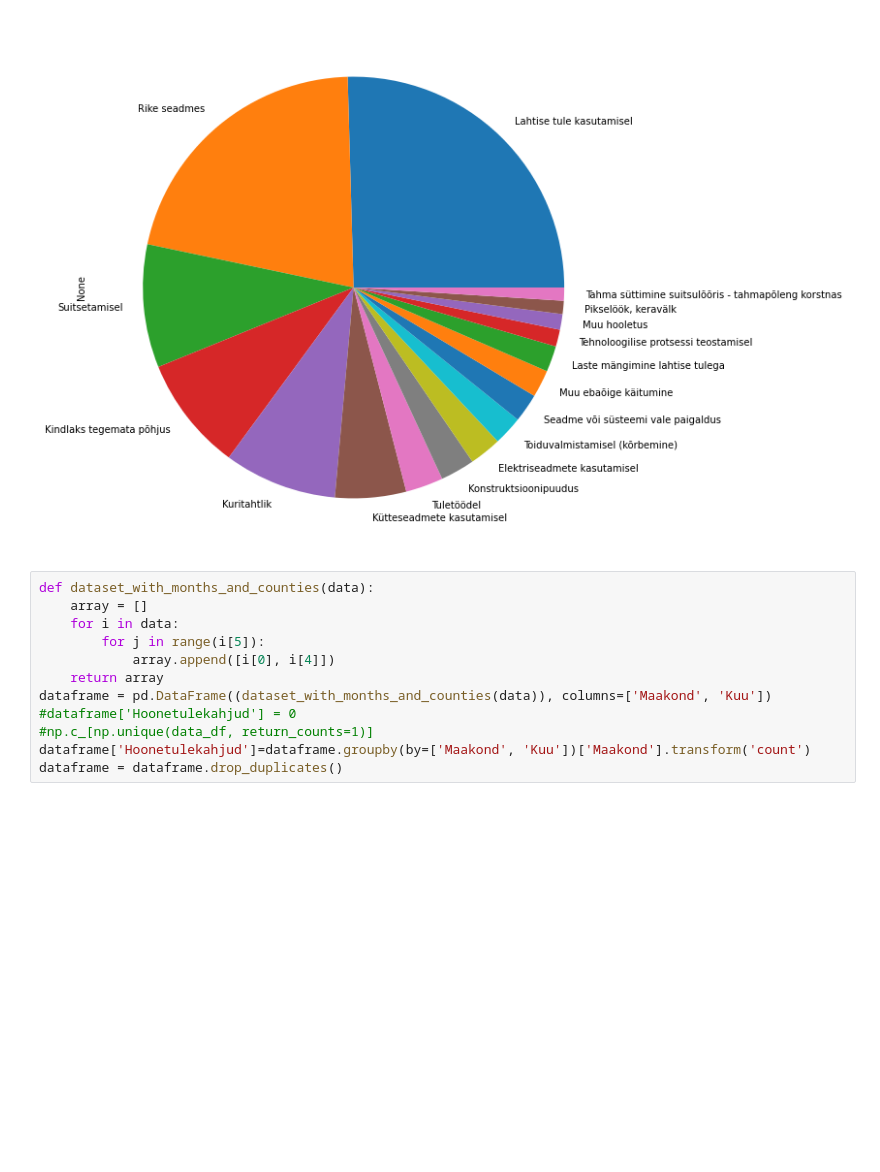
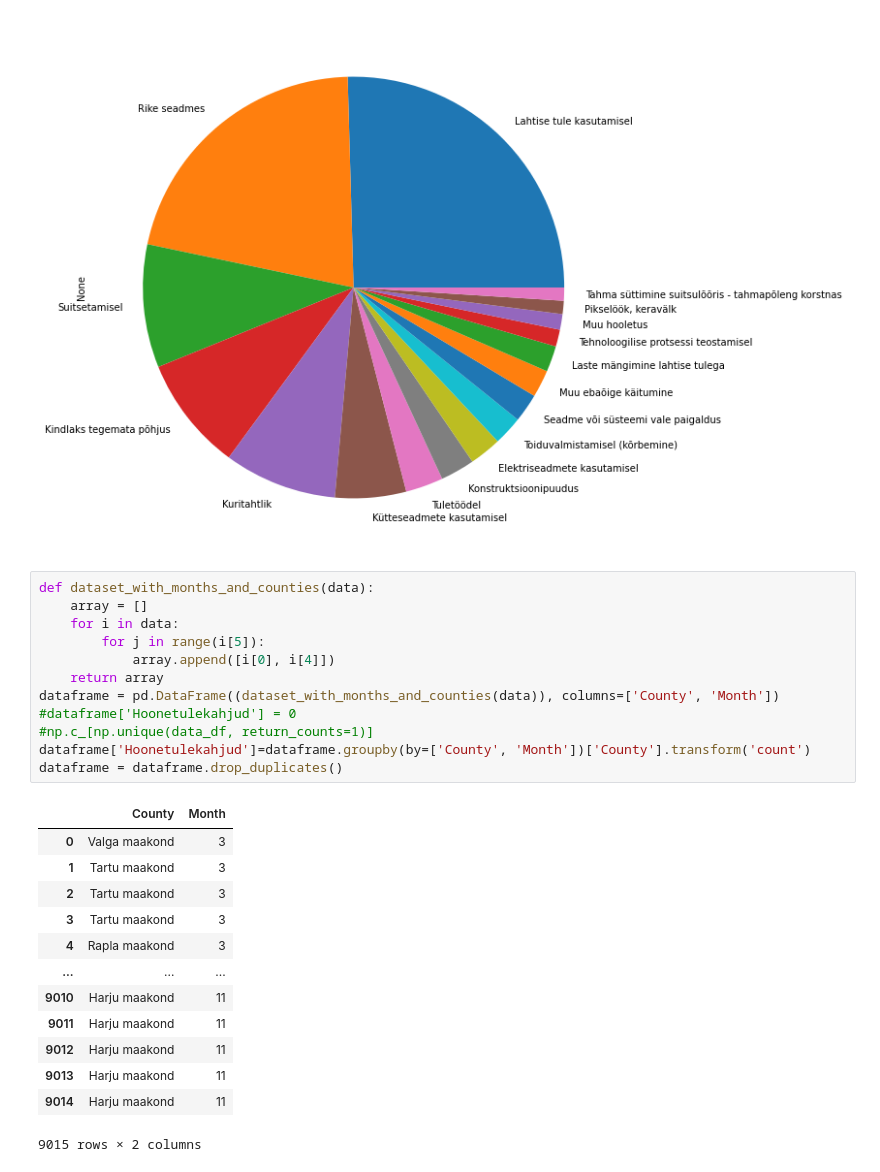
Before and after one commit to KatiIlus/IDC_Project_Fires_in_Estonia, a Jupyter notebook: Plotting.ipynb, the cells around one changed output. Drawn from its saved outputs; the diff is of its cells as text; blank space fills up the shorter version.

```diff
--- a/Plotting.ipynb
+++ b/Plotting.ipynb
@@ -190,12 +190,26 @@ plt.show()
 # %%
 def dataset_with_months_and_counties(data):
     array = []
     for i in data:
         for j in range(i[5]):
             array.append([i[0], i[4]])
     return array
-dataframe = pd.DataFrame((dataset_with_months_and_counties(data)), columns=['Maakond', 'Kuu'])
+dataframe = pd.DataFrame((dataset_with_months_and_counties(data)), columns=['County', 'Month'])
 #dataframe['Hoonetulekahjud'] = 0
 #np.c_[np.unique(data_df, return_counts=1)]
-dataframe['Hoonetulekahjud']=dataframe.groupby(by=['Maakond', 'Kuu'])['Maakond'].transform('count')
+dataframe['Hoonetulekahjud']=dataframe.groupby(by=['County', 'Month'])['County'].transform('count')
 dataframe = dataframe.drop_duplicates()
+# %% [output]
+|  | County | Month |
+| 0 | Valga maakond | 3 |
+| 1 | Tartu maakond | 3 |
+| 2 | Tartu maakond | 3 |
+| 3 | Tartu maakond | 3 |
+| 4 | Rapla maakond | 3 |
+| ... | ... | ... |
+| 9010 | Harju maakond | 11 |
+| 9011 | Harju maakond | 11 |
+| 9012 | Harju maakond | 11 |
+| 9013 | Harju maakond | 11 |
+| 9014 | Harju maakond | 11 |
+9015 rows × 2 columns
```
Also changed, not shown: parts of 2 cells of this notebook, 2 other files.
